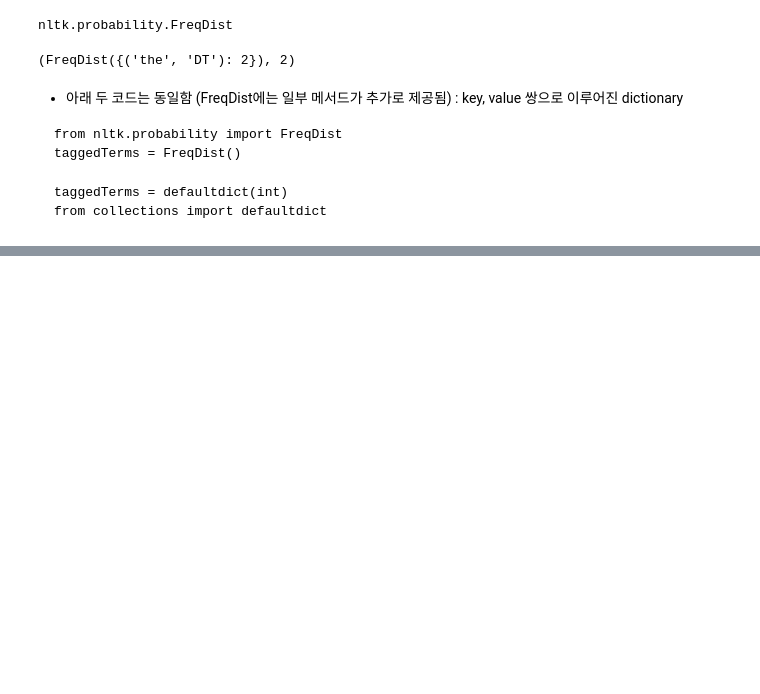
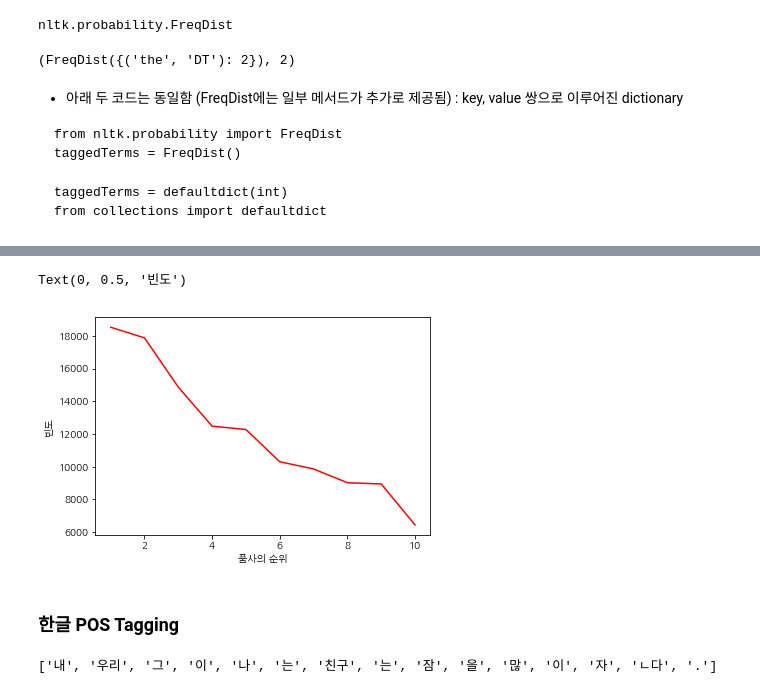
Before and after one commit to sungalex/nlp, a Jupyter notebook: lecture13-형태소분석_POS_Taggers-구문분석_구_연어_시각화.ipynb, the cells around one changed output, grey strips where cells are left out. Saved outputs shown, nothing was run; the diff lists cells and outputs as text; code cells hidden in the pictures; blank space fills up the shorter version.

Commit message:
형태소 분석 - POS Tagging, Collocations
Signed-off-by: sungsalex <cloudallera@gmail.com>

```diff
--- a/lecture13-형태소분석_POS_Taggers-구문분석_구_연어_시각화.ipynb
+++ b/lecture13-형태소분석_POS_Taggers-구문분석_구_연어_시각화.ipynb
@@ -701,0 +393,12 @@ from collections import defaultdict
+# %%
+xx = range(1, 11)
+yyyy = [pair[1] for pair in freqPos.most_common(10)]   # 품사
+
+plt.plot(xx, yyyy, "r-")
+plt.xlabel("품사의 순위")
+plt.ylabel("빈도")
+# %% [output]
+Text(0, 0.5, '빈도')
+[figure, added]
+# %% [markdown]
+### 한글 POS Tagging
@@ -701,0 +409,5 @@ from collections import defaultdict
+# %%
+sentence = "내 우리 그 이 나는 친구는 잠을 많이 잔다."
+obj.morphs(sentence)   # 문법적으로 의미 있는 최소한의 단위로 나눔 (띄어쓰기 단위 보다 많아짐. 영어에서와 다름)
+# %% [output]
+['내', '우리', '그', '이', '나', '는', '친구', '는', '잠', '을', '많', '이', '자', 'ㄴ다', '.']
```
Also changed, not shown: parts of 100 cells of this notebook, 2 other files.
